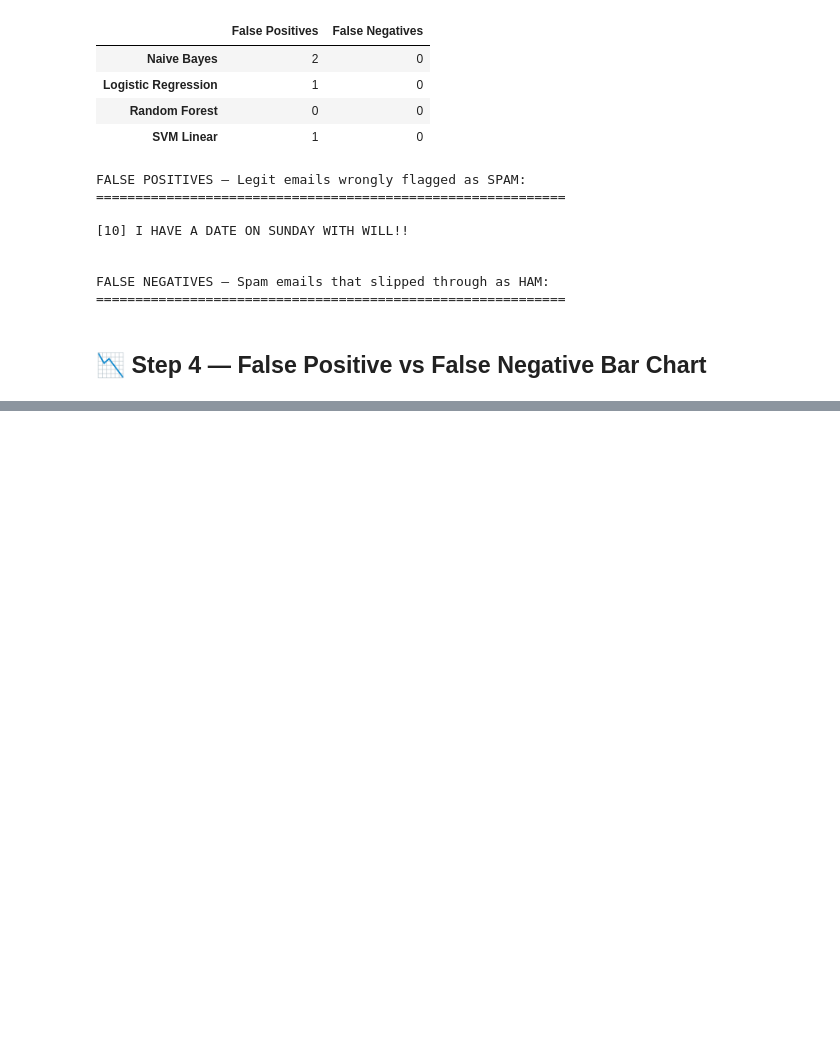
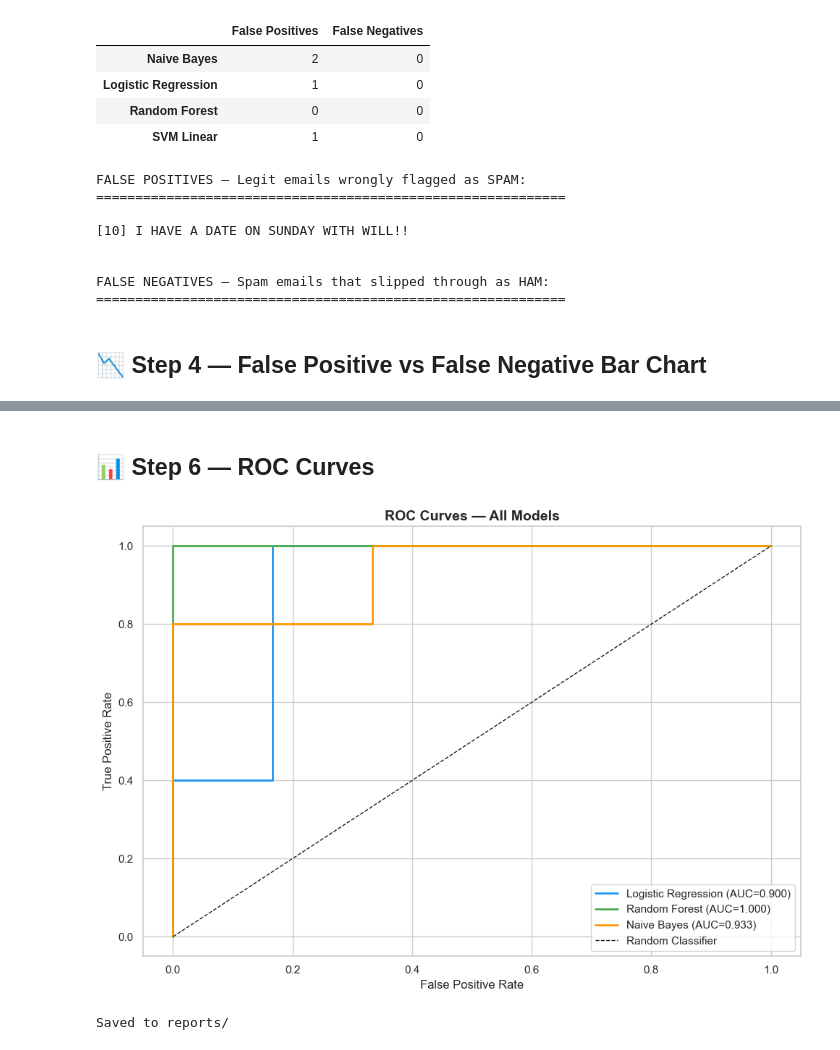
Before and after one commit to Kidrah-kun/spam-detector, a Jupyter notebook: notebooks/Phase4_Evaluation.ipynb, the cells around one changed output, grey strips where cells are left out. Saved outputs shown, nothing was run; the diff lists cells and outputs as text; code cells hidden in the pictures; blank space fills up the shorter version.

```diff
--- a/notebooks/Phase4_Evaluation.ipynb
+++ b/notebooks/Phase4_Evaluation.ipynb
@@ -209,0 +259,34 @@ FALSE NEGATIVES — Spam emails that slipped through as HAM:
+# %% [markdown]
+## 📊 Step 6 — ROC Curves
+# %%
+fig, ax = plt.subplots(figsize=(10, 7))
+
+roc_models = {
+    'Logistic Regression': (lr_model, X_test),
+    'Random Forest':       (rf_model, X_test),
+    'Naive Bayes':         (nb_model, X_test_nb),
+}
+colors = ['#2196F3', '#4CAF50', '#FF9800']
+
+for (name, (model, X)), color in zip(roc_models.items(), colors):
+    if hasattr(model, 'predict_proba'):
+        probs = model.predict_proba(X)[:, 1]
+    else:
+        probs = model.decision_function(X)
+        probs = (probs - probs.min()) / (probs.max() - probs.min())
+
+    fpr, tpr, _ = roc_curve(y_test, probs)
+    roc_auc = auc(fpr, tpr)
+    ax.plot(fpr, tpr, color=color, lw=2, label=f'{name} (AUC={roc_auc:.3f})')
+
+ax.plot([0,1],[0,1],'k--', lw=1, label='Random Classifier')
+ax.set_xlabel('False Positive Rate'); ax.set_ylabel('True Positive Rate')
+ax.set_title('ROC Curves — All Models', fontsize=14, fontweight='bold')
+ax.legend(loc='lower right')
+plt.tight_layout()
+plt.savefig('../reports/phase4_roc_curves.png', dpi=150, bbox_inches='tight')
+plt.show()
+print('Saved to reports/')
+# %% [output]
+[figure, added]
+Saved to reports/
```
Also changed, not shown: parts of 6 cells of this notebook, 4 other files.
